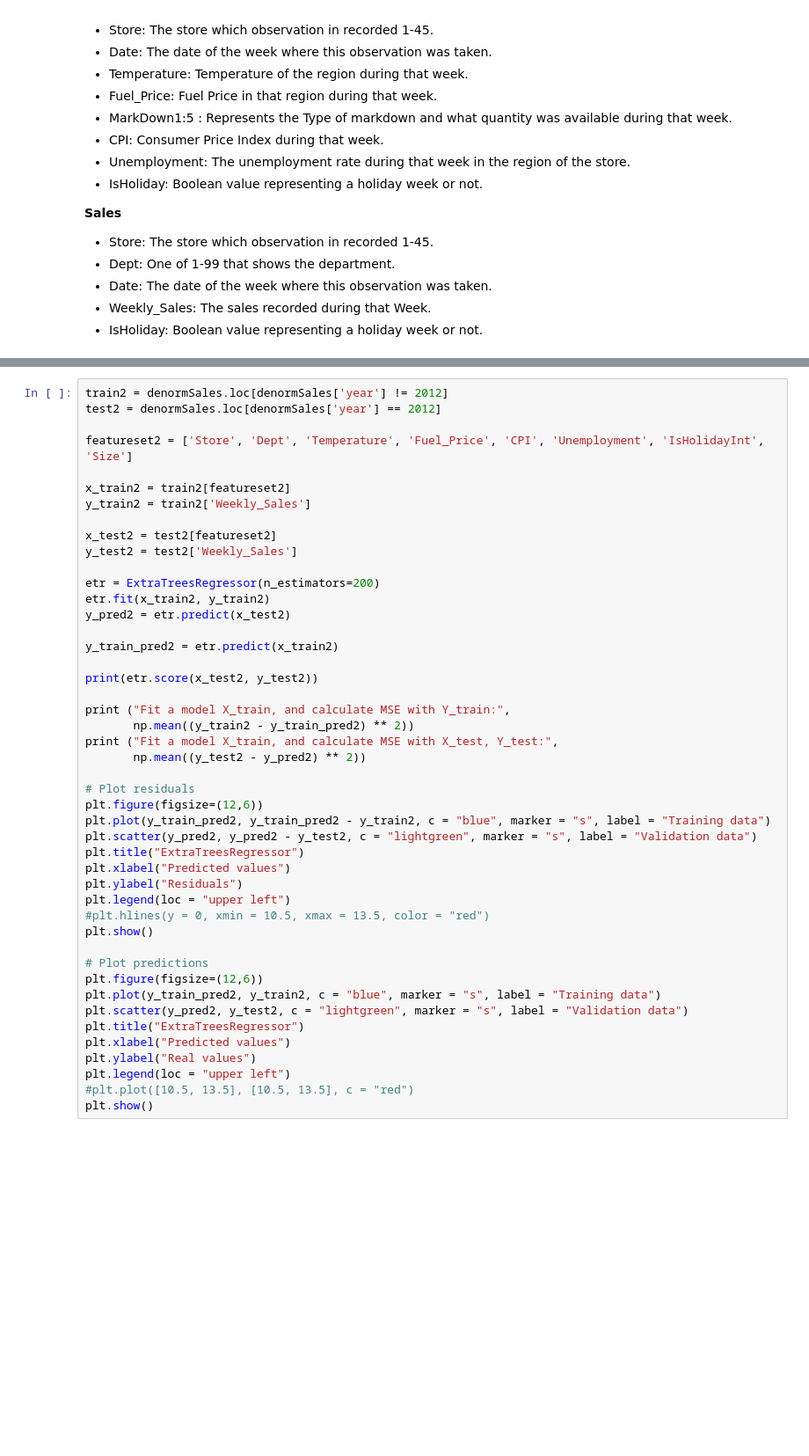
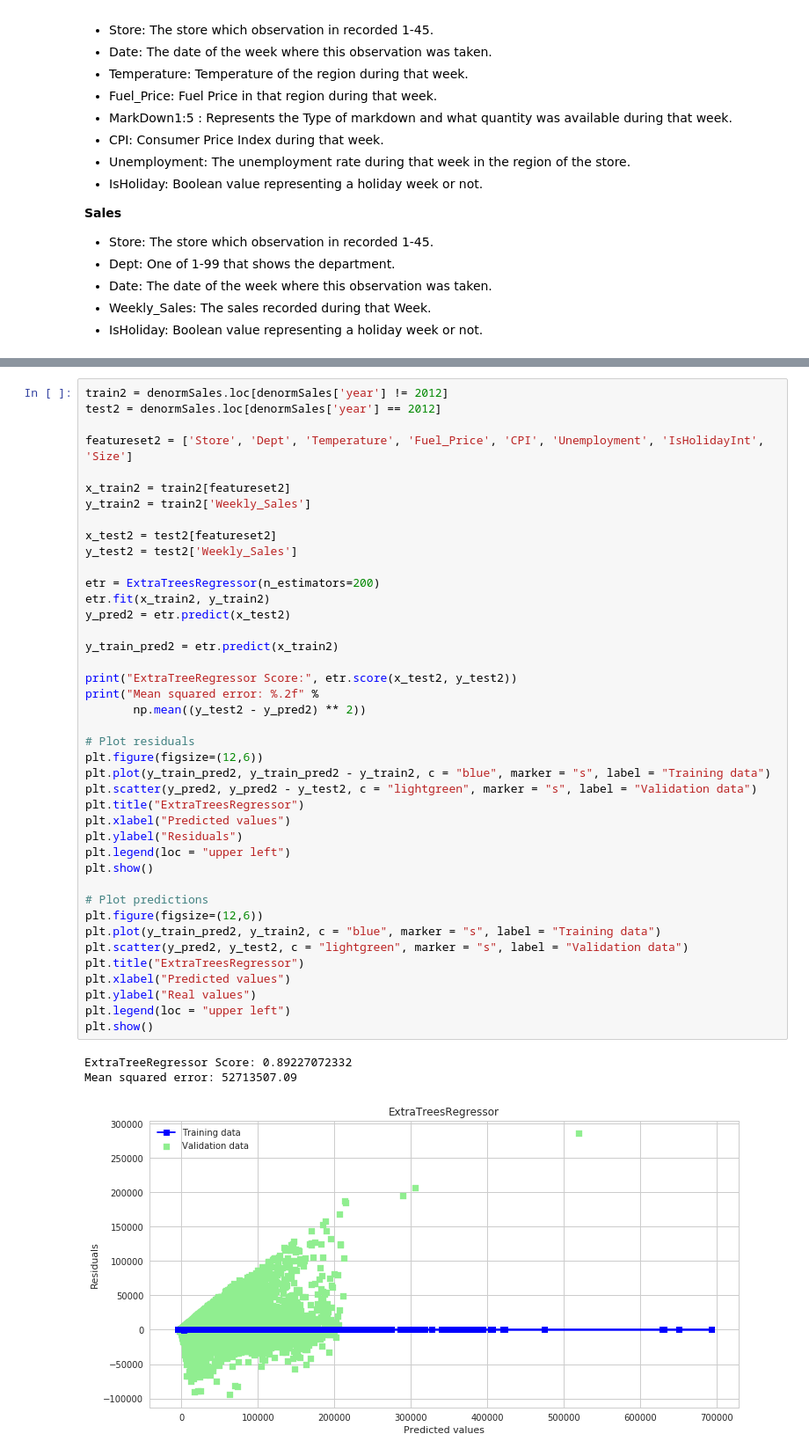
Before and after one commit to fkucuk/SWE582-ML-Final, a Jupyter notebook: Retail.ipynb, the cells around one changed output, grey strips where cells are left out. Shown at 88% size. Saved outputs shown, nothing was run; the diff lists cells and outputs as text; blank space fills up the shorter version.

```diff
--- a/Retail.ipynb
+++ b/Retail.ipynb
@@ -185,37 +211,36 @@ y_train2 = train2['Weekly_Sales']
 x_test2 = test2[featureset2]
 y_test2 = test2['Weekly_Sales']
 
 etr = ExtraTreesRegressor(n_estimators=200)
 etr.fit(x_train2, y_train2)
 y_pred2 = etr.predict(x_test2)
 
 y_train_pred2 = etr.predict(x_train2)
 
-print(etr.score(x_test2, y_test2))
-
-print ("Fit a model X_train, and calculate MSE with Y_train:",
-       np.mean((y_train2 - y_train_pred2) ** 2))
-print ("Fit a model X_train, and calculate MSE with X_test, Y_test:",
+print("ExtraTreeRegressor Score:", etr.score(x_test2, y_test2))
+print("Mean squared error: %.2f" %
        np.mean((y_test2 - y_pred2) ** 2))
 
 # Plot residuals
 plt.figure(figsize=(12,6))
 plt.plot(y_train_pred2, y_train_pred2 - y_train2, c = "blue", marker = "s", label = "Training data")
 plt.scatter(y_pred2, y_pred2 - y_test2, c = "lightgreen", marker = "s", label = "Validation data")
 plt.title("ExtraTreesRegressor")
 plt.xlabel("Predicted values")
 plt.ylabel("Residuals")
 plt.legend(loc = "upper left")
-#plt.hlines(y = 0, xmin = 10.5, xmax = 13.5, color = "red")
 plt.show()
 
 # Plot predictions
 plt.figure(figsize=(12,6))
 plt.plot(y_train_pred2, y_train2, c = "blue", marker = "s", label = "Training data")
 plt.scatter(y_pred2, y_test2, c = "lightgreen", marker = "s", label = "Validation data")
 plt.title("ExtraTreesRegressor")
 plt.xlabel("Predicted values")
 plt.ylabel("Real values")
 plt.legend(loc = "upper left")
-#plt.plot([10.5, 13.5], [10.5, 13.5], c = "red")
 plt.show()
+# %% [output]
+ExtraTreeRegressor Score: 0.89227072332
+Mean squared error: 52713507.09
+[figure, added]
```
Also changed, not shown: parts of 13 cells of this notebook.
